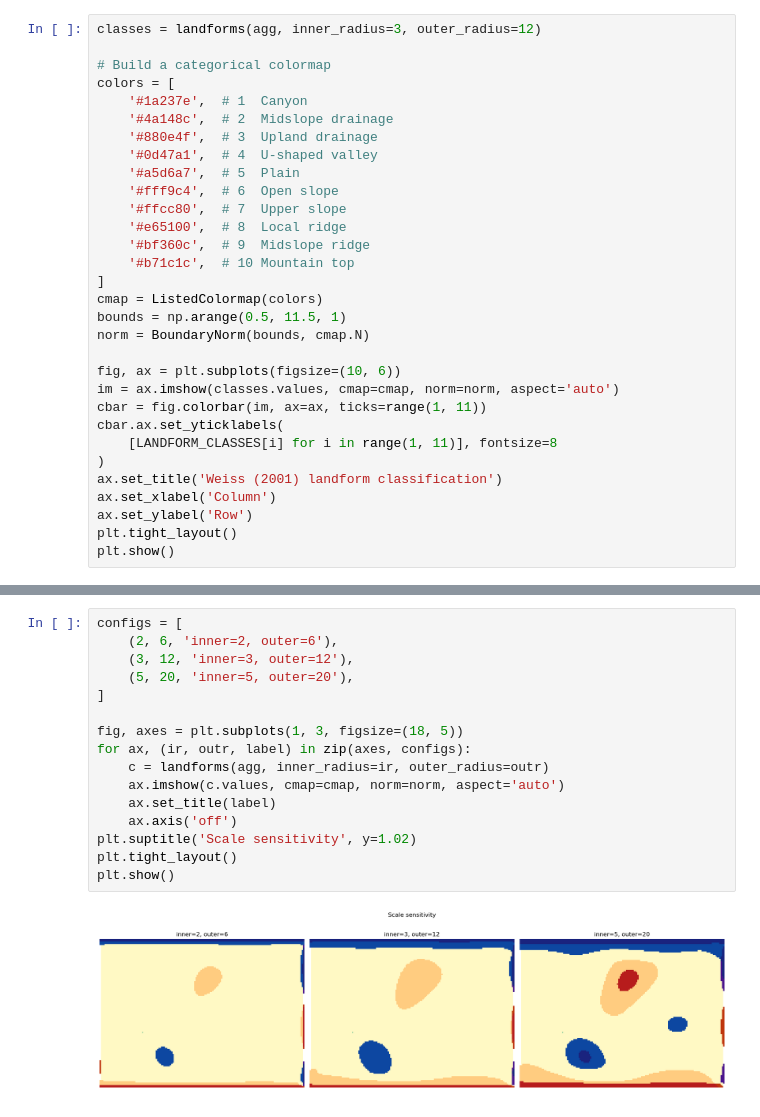
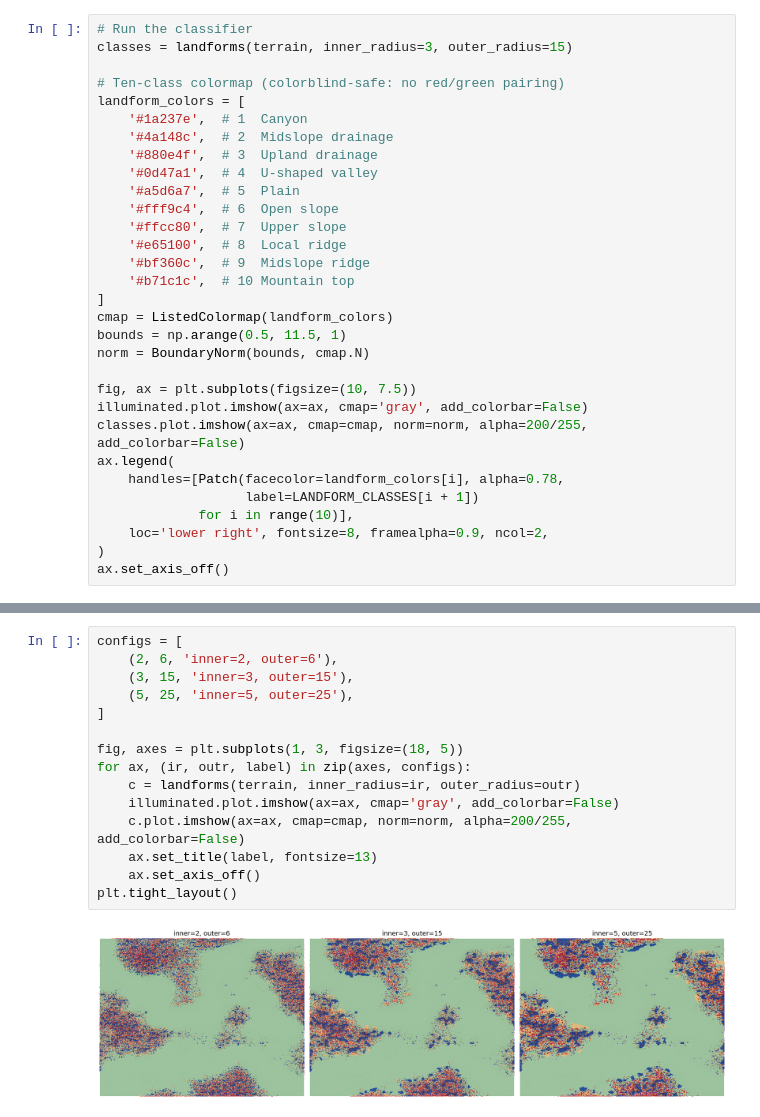
Before and after one commit to makepath/xarray-spatial, a Jupyter notebook: examples/user_guide/18_Landform_Classification.ipynb, the cells around one changed output, grey strips where cells are left out. Drawn from its saved outputs; the diff is of its cells as text.

```diff
--- a/examples/user_guide/18_Landform_Classification.ipynb
+++ b/examples/user_guide/18_Landform_Classification.ipynb
@@ -53,8 +64,9 @@ The default parameters (`inner_radius=3`, `outer_radius=15`) work well for many
 # %%
-classes = landforms(agg, inner_radius=3, outer_radius=12)
+# Run the classifier
+classes = landforms(terrain, inner_radius=3, outer_radius=15)
 
-# Build a categorical colormap
-colors = [
+# Ten-class colormap (colorblind-safe: no red/green pairing)
+landform_colors = [
     '#1a237e',  # 1  Canyon
     '#4a148c',  # 2  Midslope drainage
     '#880e4f',  # 3  Upland drainage
@@ -66,19 +78,18 @@ colors = [
     '#bf360c',  # 9  Midslope ridge
     '#b71c1c',  # 10 Mountain top
 ]
-cmap = ListedColormap(colors)
+cmap = ListedColormap(landform_colors)
 bounds = np.arange(0.5, 11.5, 1)
 norm = BoundaryNorm(bounds, cmap.N)
 
-fig, ax = plt.subplots(figsize=(10, 6))
-im = ax.imshow(classes.values, cmap=cmap, norm=norm, aspect='auto')
-cbar = fig.colorbar(im, ax=ax, ticks=range(1, 11))
-cbar.ax.set_yticklabels(
-    [LANDFORM_CLASSES[i] for i in range(1, 11)], fontsize=8
+fig, ax = plt.subplots(figsize=(10, 7.5))
+illuminated.plot.imshow(ax=ax, cmap='gray', add_colorbar=False)
+classes.plot.imshow(ax=ax, cmap=cmap, norm=norm, alpha=200/255, add_colorbar=False)
+ax.legend(
+    handles=[Patch(facecolor=landform_colors[i], alpha=0.78,
+                   label=LANDFORM_CLASSES[i + 1])
+             for i in range(10)],
+    loc='lower right', fontsize=8, framealpha=0.9, ncol=2,
 )
-ax.set_title('Weiss (2001) landform classification')
-ax.set_xlabel('Column')
-ax.set_ylabel('Row')
-plt.tight_layout()
-plt.show()
+ax.set_axis_off()
 # %% [output]
@@ -90,18 +109,17 @@ The inner and outer radii control the scale of features the classifier picks up.
 # %%
 configs = [
     (2, 6, 'inner=2, outer=6'),
-    (3, 12, 'inner=3, outer=12'),
-    (5, 20, 'inner=5, outer=20'),
+    (3, 15, 'inner=3, outer=15'),
+    (5, 25, 'inner=5, outer=25'),
 ]
 
 fig, axes = plt.subplots(1, 3, figsize=(18, 5))
 for ax, (ir, outr, label) in zip(axes, configs):
-    c = landforms(agg, inner_radius=ir, outer_radius=outr)
-    ax.imshow(c.values, cmap=cmap, norm=norm, aspect='auto')
-    ax.set_title(label)
-    ax.axis('off')
-plt.suptitle('Scale sensitivity', y=1.02)
+    c = landforms(terrain, inner_radius=ir, outer_radius=outr)
+    illuminated.plot.imshow(ax=ax, cmap='gray', add_colorbar=False)
+    c.plot.imshow(ax=ax, cmap=cmap, norm=norm, alpha=200/255, add_colorbar=False)
+    ax.set_title(label, fontsize=13)
+    ax.set_axis_off()
 plt.tight_layout()
-plt.show()
 # %% [output]
-[figure, old version]
+[figure, new version]
```
Also changed, not shown: parts of 26 cells of this notebook, 1 other file.
